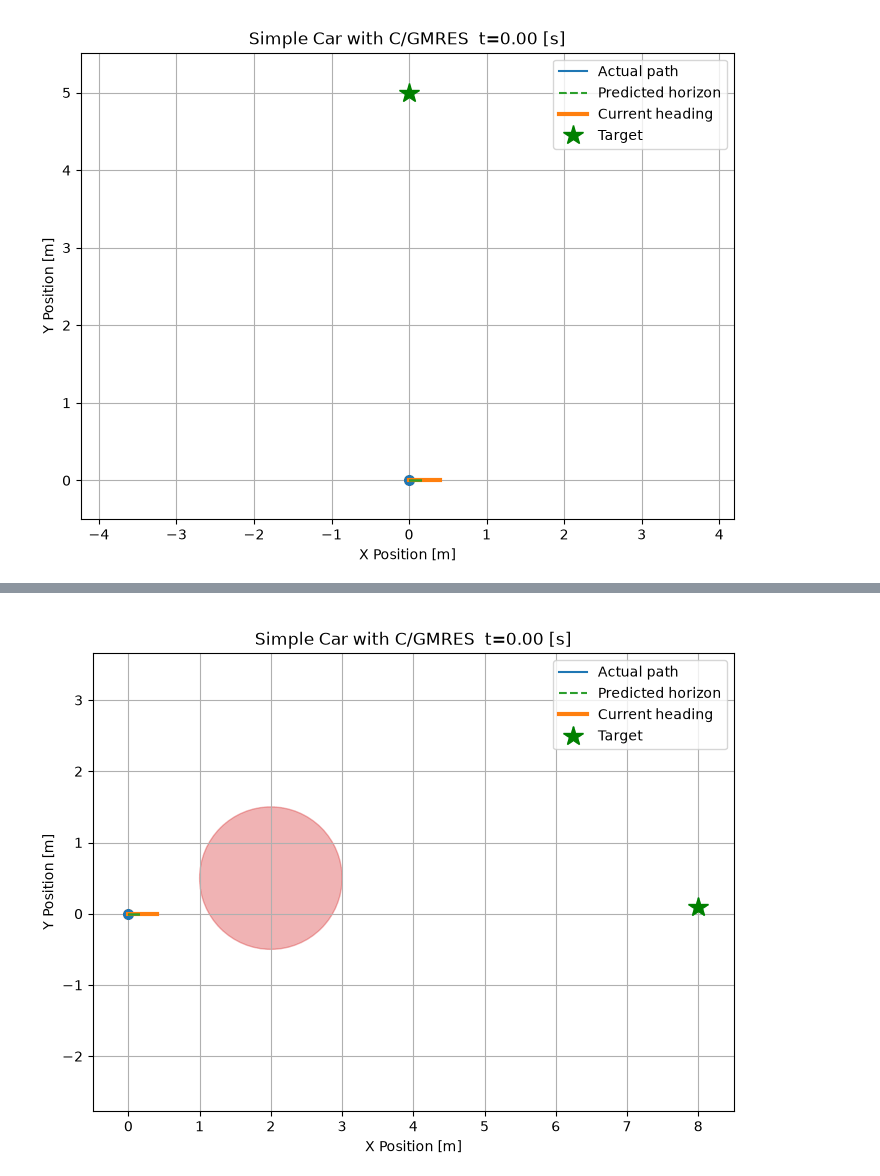
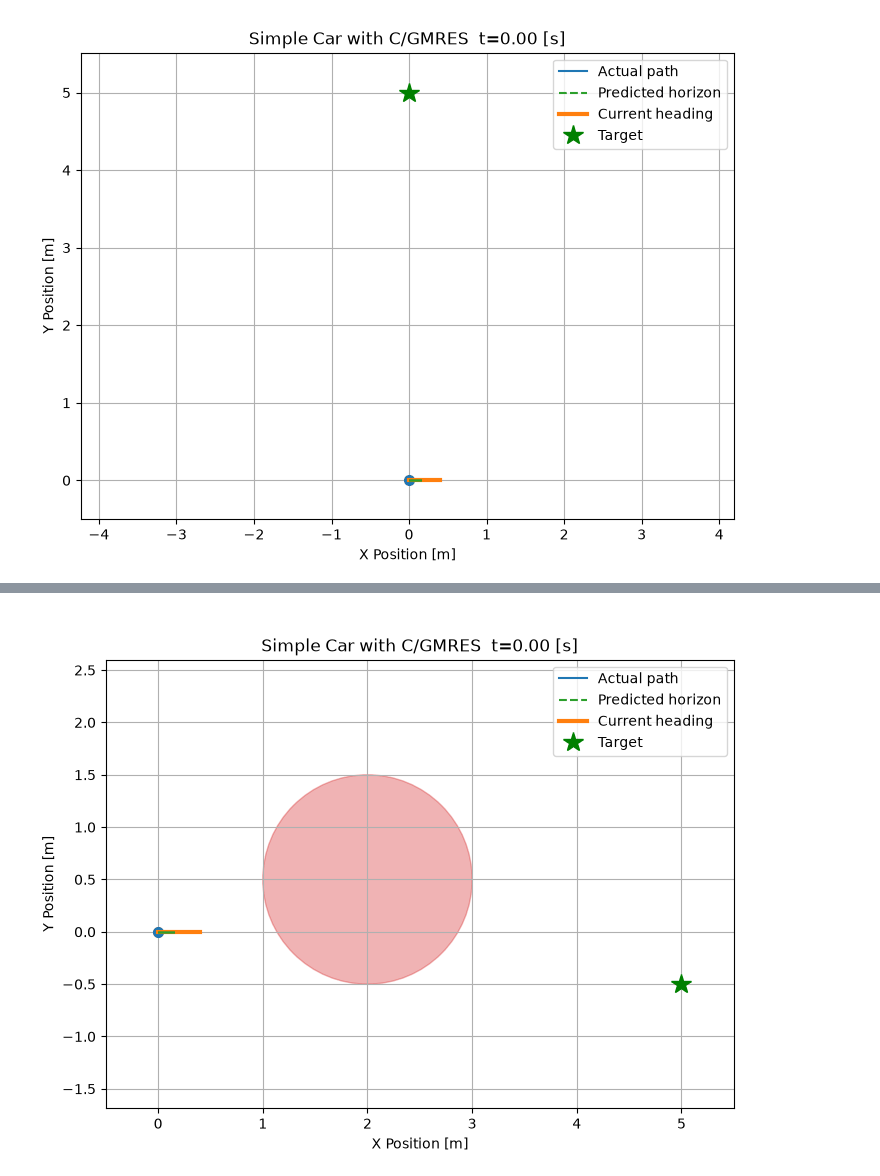
Before and after one commit to hideto008/learning_C-GMRES, a Jupyter notebook: Application/SimpleCar.ipynb, the cells around one changed output, grey strips where cells are left out. Cells and saved outputs as stored; diff of their text form; code cells hidden in the pictures.

```diff
--- a/Application/SimpleCar.ipynb
+++ b/Application/SimpleCar.ipynb
@@ -2205,27 +2213,33 @@ display(Image(filename="simple_car.gif"))
 [figure]
 # %%
 param2 = CarParams(
+    epsilon=1e-3,
     obstacles=np.array([
-        [2.0, 0.5, 1., 1.0],
+        [2.0, 0.5, 1., 0.5],
         [4.0, 2.0, 0.8, 0]],
          dtype=np.float64),
-    target=np.array([np.radians(0.0), 8.0, 0.1], dtype=np.float64)
+    target=np.array([np.radians(90.0), 5.0, -0.5], dtype=np.float64)
 )
 
 param2.m = 1
-param2.I = 0.1
-param2.Tf = 3.5
+param2.I = 0.01
+param2.Tf = 5.5
 param2.Ta = 0.5
 param2.zeta = 30
 param2.dt = 0.01
 param2.input_weights = np.array([10.0, 10.0], dtype=np.float64)
 param2.barrier_weights = np.array([20.0, 20.0], dtype=np.float64)
 param2.input_limits = np.array([200.0, 200.0], dtype=np.float64)
-param2.q_running = np.array([25.0, 1.1, 1.1, 2.0, 2.0], dtype=np.float64)
-param2.q_terminal = np.array([5.0, 1.0, 0.0, 2.0, 2.0], dtype=np.float64)
+# qvr, qthr, qomr, qxr, qyr
+param2.q_running = np.array([15.0, 0.0, 0.1, 5.0, 5.0], dtype=np.float64)
+# qvt, qtht, qomt, qxt, qyt
+param2.q_terminal = np.array([1.1, 3.0, 1.1, 3.0, 4.0], dtype=np.float64)
 
+# ランニング中のthetaはコストとして評価せず、x,yの位置のみをコストとして主に考える
+# 終端でthetaのコストを考える。
+# このようにすると、終端でtheta, x, y の目標値に対するズレが解消する
 
-states, predicted_states = calc_simulation(param2, X0=np.array([0.0, 0.0, 0.0, 0.0, 0.0]), total_time=30.0)
+states, predicted_states = calc_simulation(param2, X0=np.array([0.0, 0.0, 0.0, 0.0, 0.0]), total_time=40.0)
 show_result_in_map(states, param2)
 show_state_in_time(states, param2)
 # %% [output]
@@ -2233,21 +2251,24 @@ ValueError: Feasible U update was not found at t=1.170 s. base_min_G=-4.243758e-
 # %%
 animation = create_car_animation(
     states,
     predicted_states,
     param2,
-    frame_step=10,
+    frame_step=20,
     interval_ms=100,
     animation_start_time=0.0,
-    animation_end_time=25.0,
+    animation_end_time=24.0,
     predicted_heading_step=3,
     view_aspect=1.4,
     gif_path="simple_car2.gif",
 )
 
 plt.close(animation._fig)
 
 from IPython.display import Image, display
 
 display(Image(filename="simple_car2.gif"))
+
+# Step 応答として早く目標値に近づくようになるので、最初に姿勢を変更するような形になる。
+# このためqthr をゼロとしないと初期動作ができない。
 # %% [output]
-[figure, old version]
+[figure, new version]
```
Also changed, not shown: parts of 3 cells of this notebook, 2 other files.
